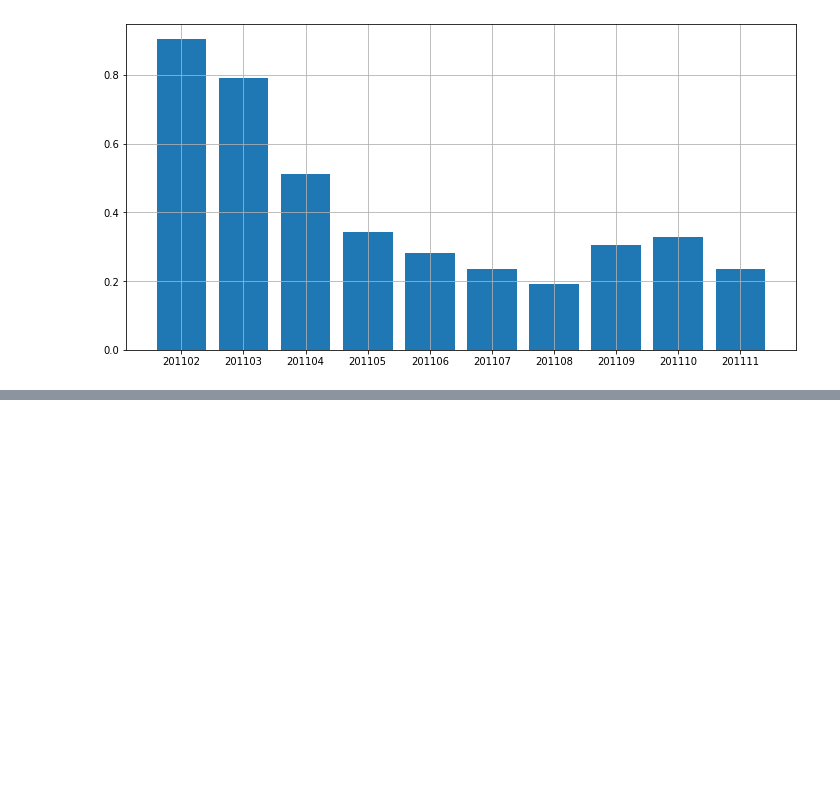
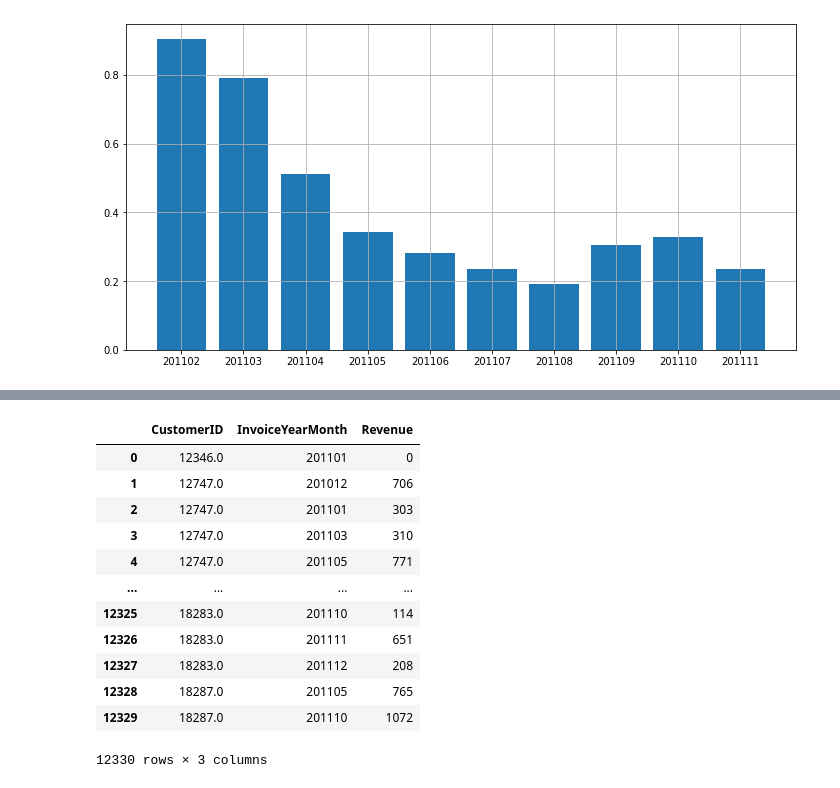
Before and after one commit to maryamsaeedi17/MachineLearning, a Jupyter notebook: 3-Data Science/1-onlione-retail.ipynb, the cells around one changed output, grey strips where cells are left out. Cells and saved outputs as stored; diff of their text form; code cells hidden in the pictures; blank space fills up the shorter version.

```diff
--- a/3-Data Science/1-onlione-retail.ipynb
+++ b/3-Data Science/1-onlione-retail.ipynb
@@ -227,0 +257,18 @@ plt.show()
+# %%
+tx_user_purchase = tx_uk.groupby(['CustomerID','InvoiceYearMonth'])['Revenue'].sum().astype(int).reset_index()
+
+tx_user_purchase
+# %% [output]
+|  | CustomerID | InvoiceYearMonth | Revenue |
+| 0 | 12346.0 | 201101 | 0 |
+| 1 | 12747.0 | 201012 | 706 |
+| 2 | 12747.0 | 201101 | 303 |
+| 3 | 12747.0 | 201103 | 310 |
+| 4 | 12747.0 | 201105 | 771 |
+| ... | ... | ... | ... |
+| 12325 | 18283.0 | 201110 | 114 |
+| 12326 | 18283.0 | 201111 | 651 |
+| 12327 | 18283.0 | 201112 | 208 |
+| 12328 | 18287.0 | 201105 | 765 |
+| 12329 | 18287.0 | 201110 | 1072 |
+12330 rows × 3 columns
```
Also changed, not shown: parts of 3 cells of this notebook.
